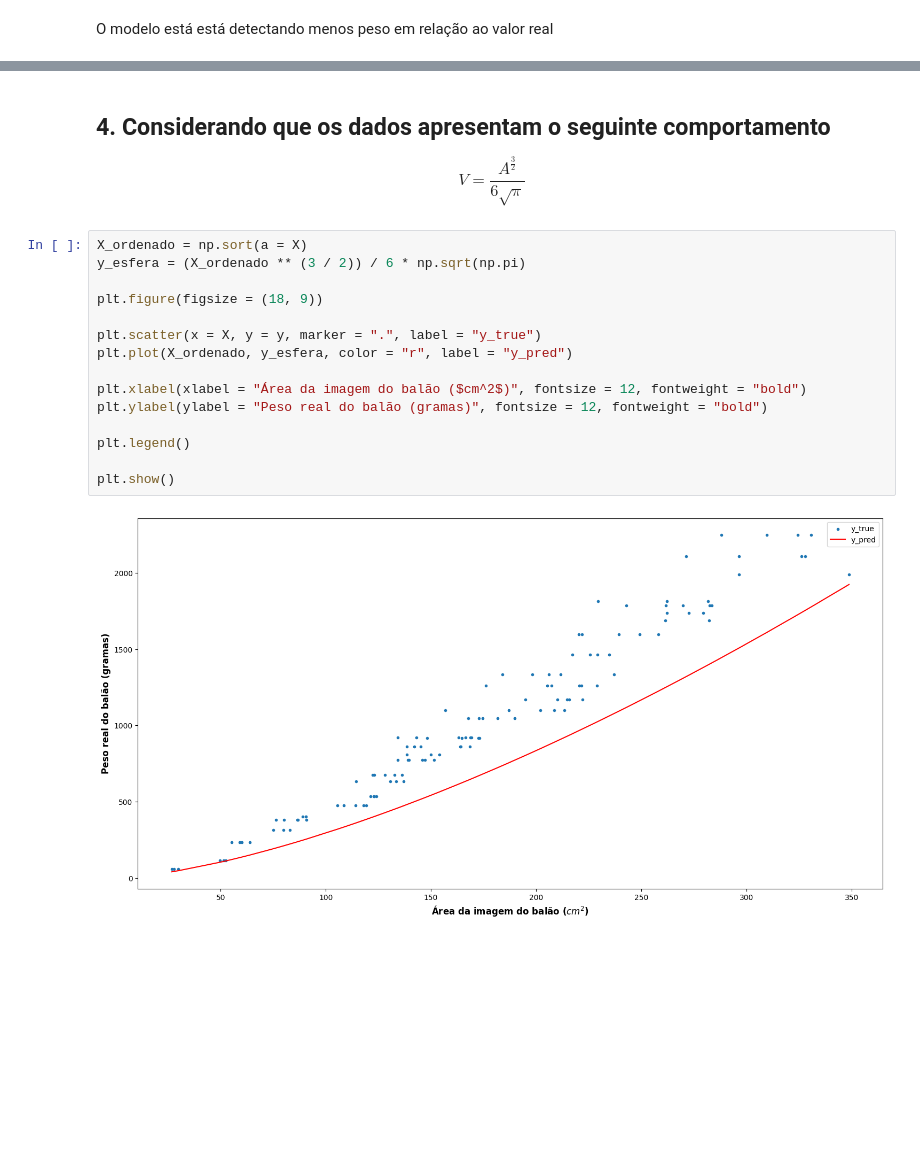
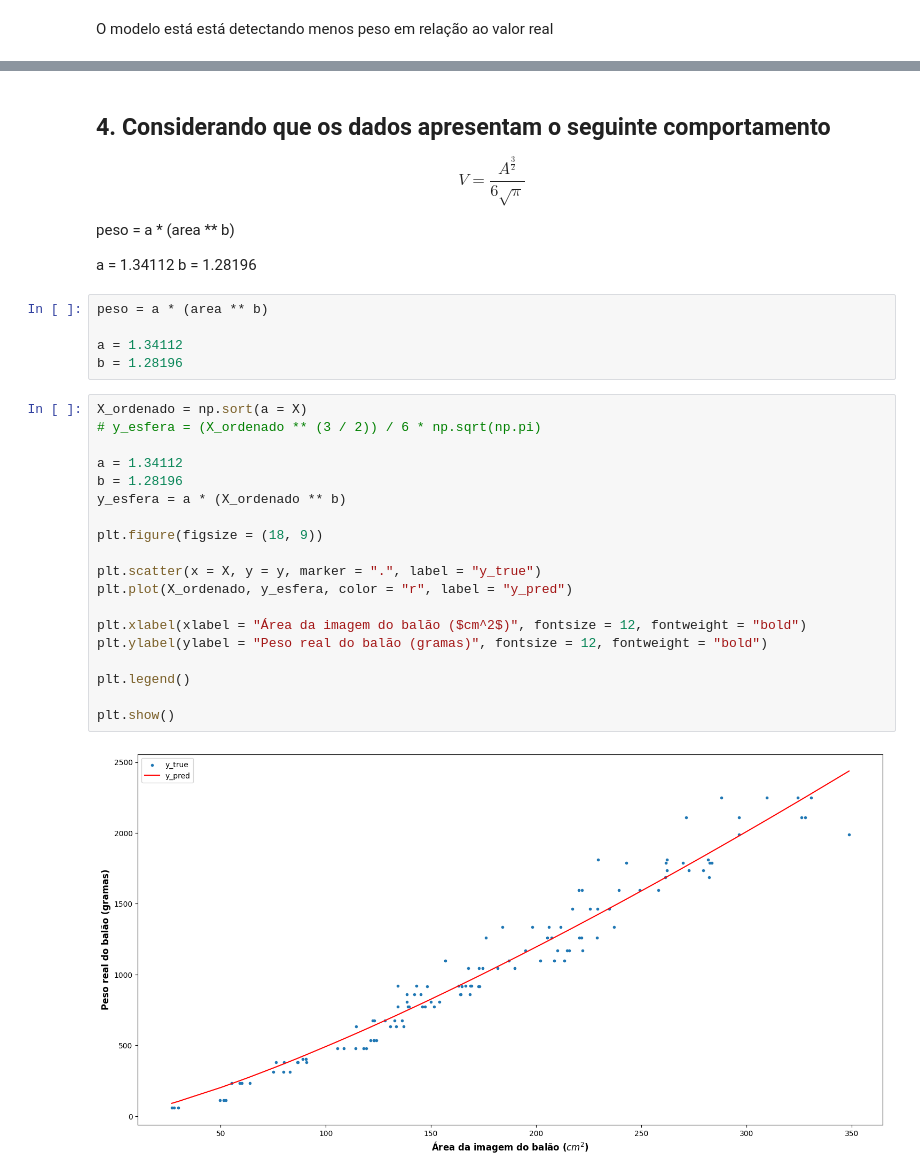
Before and after one commit to AriBarrosFilho/Future_Alaatus_Projeto_Local, a Jupyter notebook: analise_dados/previsao.ipynb, the cells around one changed output, grey strips where cells are left out. Cells and saved outputs as stored; diff of their text form; blank space fills up the shorter version.

```diff
--- a/analise_dados/previsao.ipynb
+++ b/analise_dados/previsao.ipynb
@@ -266,20 +423,34 @@ plt.show()
 ## 4. Considerando que os dados apresentam o seguinte comportamento
 
 $$V = \frac{A^{\frac{3}{2}}}{6 \sqrt{\pi}}$$
+
+peso = a * (area ** b)
+
+a = 1.34112
+b = 1.28196
+# %%
+peso = a * (area ** b)
+
+a = 1.34112
+b = 1.28196
 # %%
 X_ordenado = np.sort(a = X)
-y_esfera = (X_ordenado ** (3 / 2)) / 6 * np.sqrt(np.pi)
+# y_esfera = (X_ordenado ** (3 / 2)) / 6 * np.sqrt(np.pi)
+
+a = 1.34112
+b = 1.28196
+y_esfera = a * (X_ordenado ** b)
 
 plt.figure(figsize = (18, 9))
 
 plt.scatter(x = X, y = y, marker = ".", label = "y_true")
 plt.plot(X_ordenado, y_esfera, color = "r", label = "y_pred")
 
 plt.xlabel(xlabel = "Área da imagem do balão ($cm^2$)", fontsize = 12, fontweight = "bold")
 plt.ylabel(ylabel = "Peso real do balão (gramas)", fontsize = 12, fontweight = "bold")
 
 plt.legend()
 
 plt.show()
 # %% [output]
-[figure, old version]
+[figure, new version]
```
Also changed, not shown: parts of 51 cells of this notebook.
